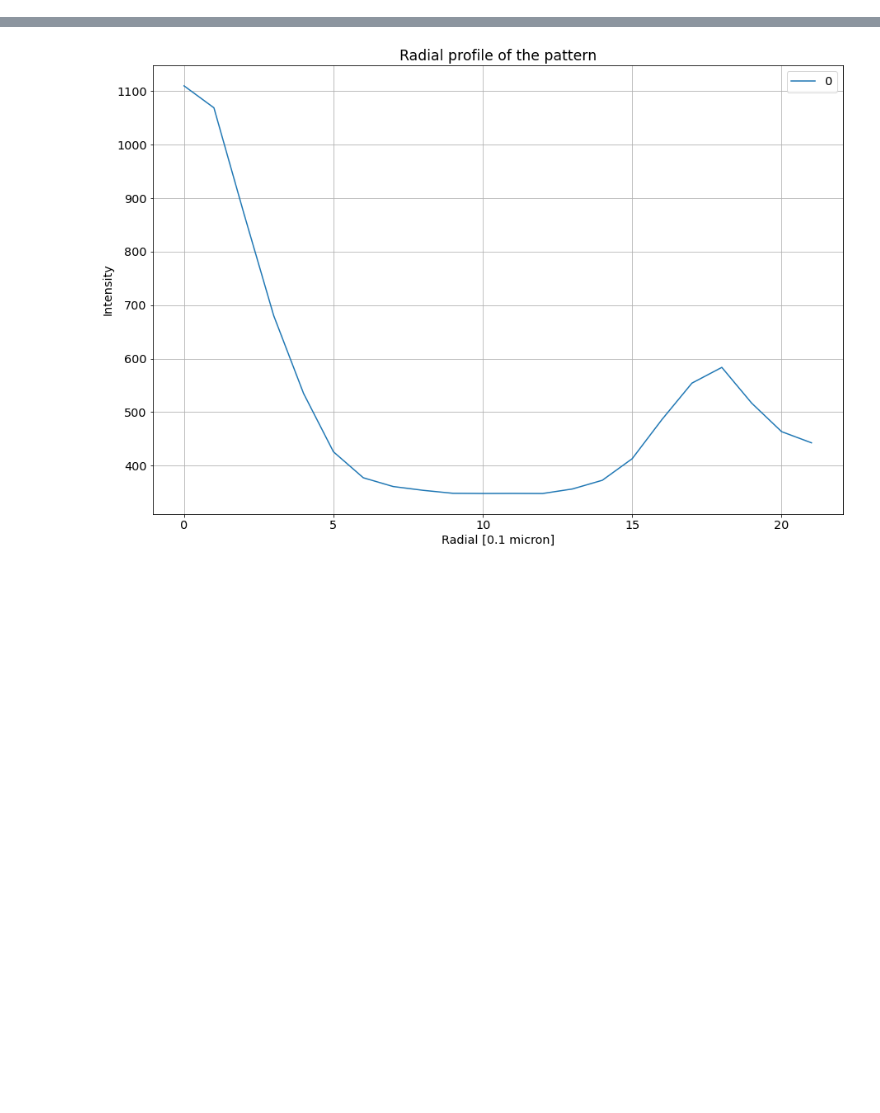
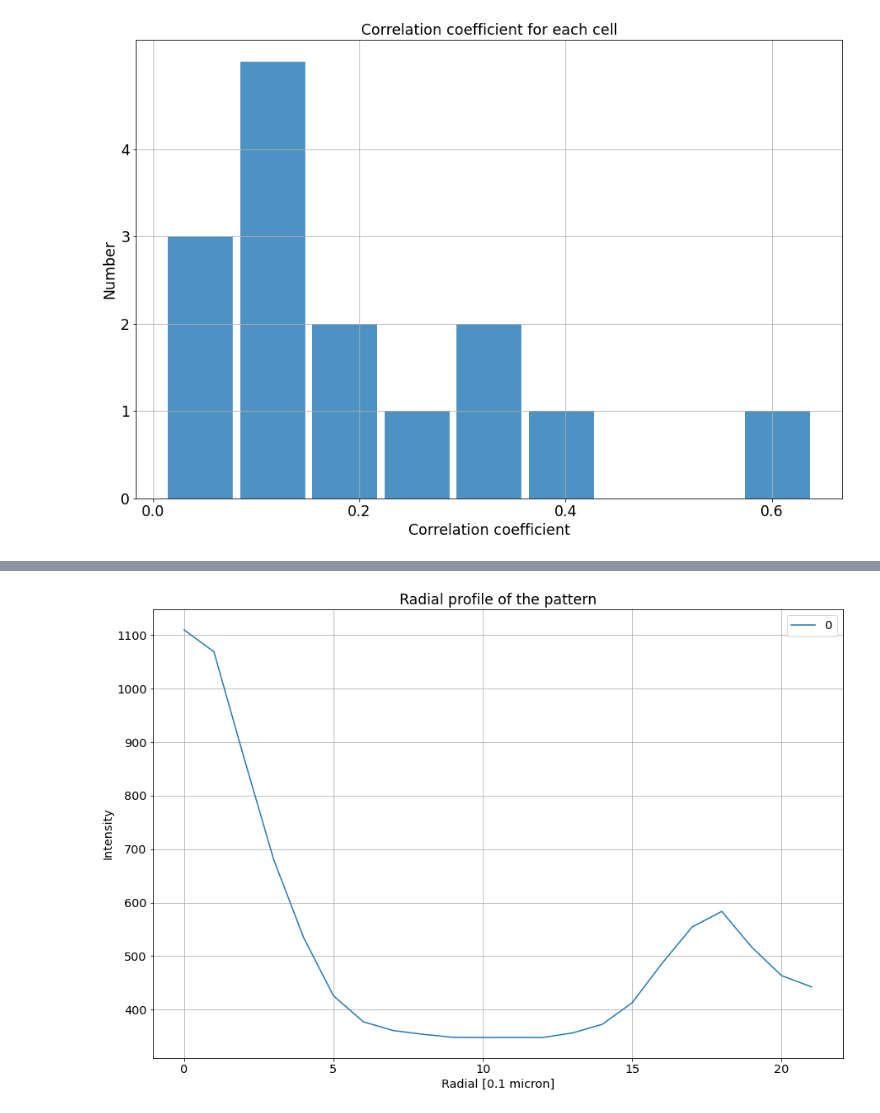
Before and after one commit to ahmed344/AI-based-detection-of-T-cell-features, a Jupyter notebook: Mini_images_classifier/Radial_profile.ipynb, the cells around one changed output, grey strips where cells are left out. Drawn from its saved outputs; the diff is of its cells as text; code cells hidden in the pictures; blank space fills up the shorter version.

```diff
--- a/Mini_images_classifier/Radial_profile.ipynb
+++ b/Mini_images_classifier/Radial_profile.ipynb
@@ -24,0 +207,15 @@ def radial_profile(data):
+# %%
+plt.figure(figsize=(15,10))
+plt.hist(np.abs(Corr), bins = 9, rwidth = 0.9, alpha = 0.8)
+plt.xlabel('Correlation coefficient', fontsize = 'xx-large')
+plt.ylabel('Number', fontsize = 'xx-large')
+plt.xticks(np.arange(0, 0.7, 0.2), fontsize = 'xx-large')
+plt.yticks(np.arange(0, 5, 1), fontsize = 'xx-large')
+plt.title('Correlation coefficient for each cell', fontsize = 'xx-large')
+plt.grid()
+# Save
+plt.savefig('data/actin_comparison/pattern_contrast_vs_actin_contrast_hist_abs')
+# Show the scattering figure
+plt.show()
+# %% [output]
+[figure, added]
```
Also changed, not shown: parts of 6 cells of this notebook, 2 other files.
